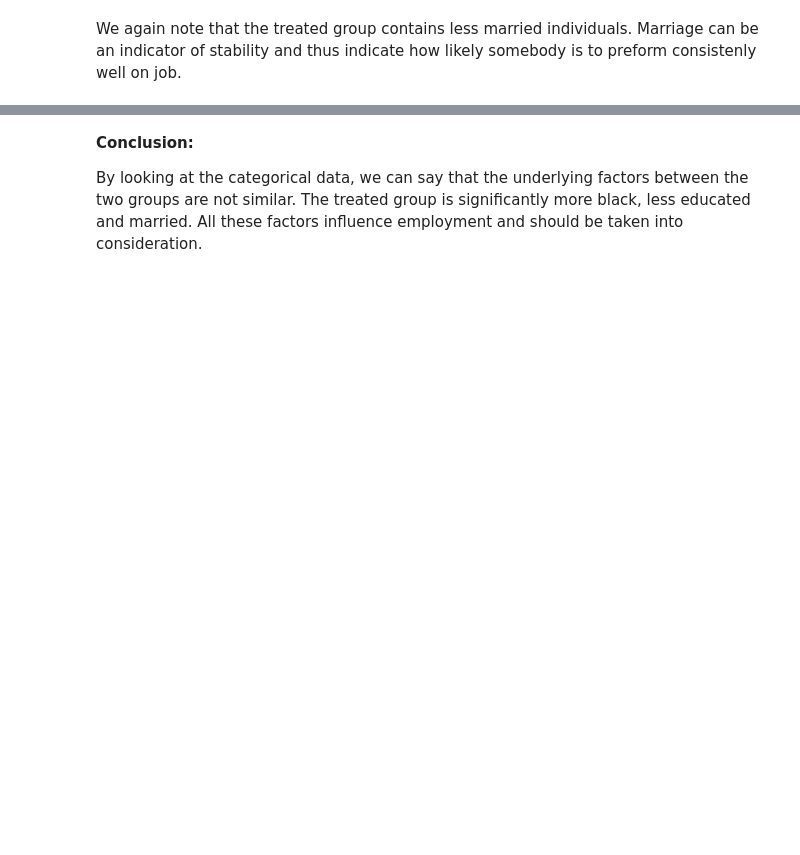
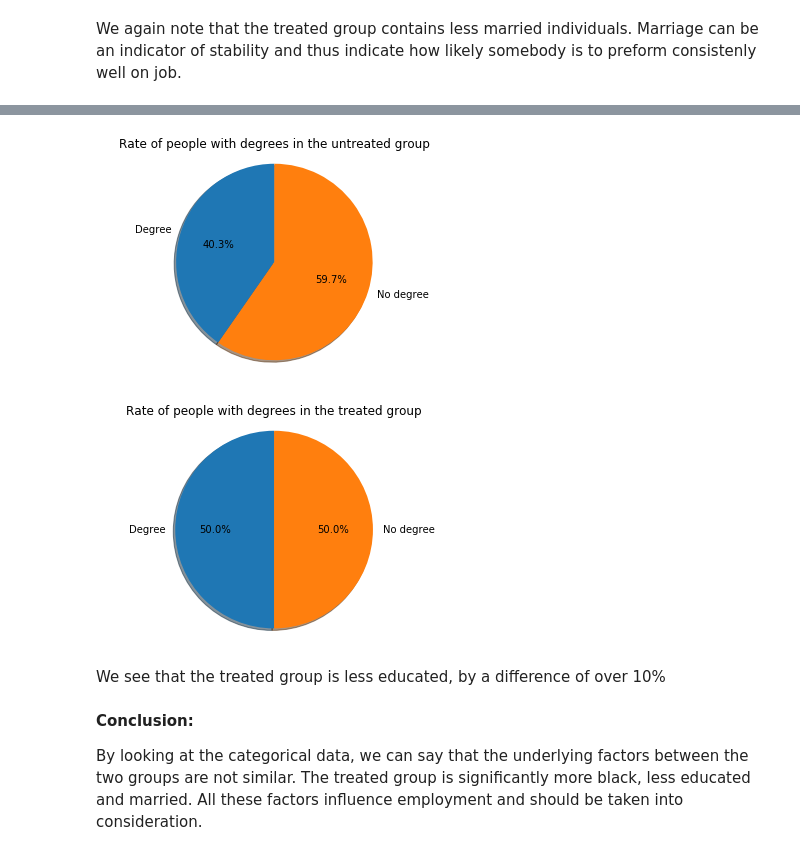
Before and after one commit to mtaziz/ada, a Jupyter notebook: HW4/Homework 4.ipynb, the cells around one changed output, grey strips where cells are left out. Cells and saved outputs as stored; diff of their text form; code cells hidden in the pictures; blank space fills up the shorter version.

```diff
--- a/HW4/Homework 4.ipynb
+++ b/HW4/Homework 4.ipynb
@@ -226,3 +265,24 @@ Marriage can be an indicator of stability and thus indicate how likely somebody
+# %%
+#calculate rate for degree havers in treated and untreated group
+u_degree_rates = [1 - nodegree_u, nodegree_u]
+t_degree_rates = [1 - degree_t, nodegree_t]
+degree_labels = 'Degree', 'No degree'
+# %%
+#draw pie diagram
+plt.pie(u_degree_rates, labels = degree_labels, autopct='%1.1f%%', shadow=True, startangle=90)
+plt.axis('equal')
+plt.title("Rate of people with degrees in the untreated group")
+plt.show()
+plt.figure()
+plt.pie(t_degree_rates, labels = degree_labels, autopct='%1.1f%%', shadow=True, startangle=90)
+plt.axis('equal')
+plt.title("Rate of people with degrees in the treated group")
+plt.show()
+# %% [output]
+[figure, added]
+[figure, added]
+# %% [markdown]
+We see that the treated group is less educated, by a difference of over 10%
 # %% [markdown]
 **Conclusion:**
 
```
Also changed, not shown: parts of 54 cells of this notebook.
